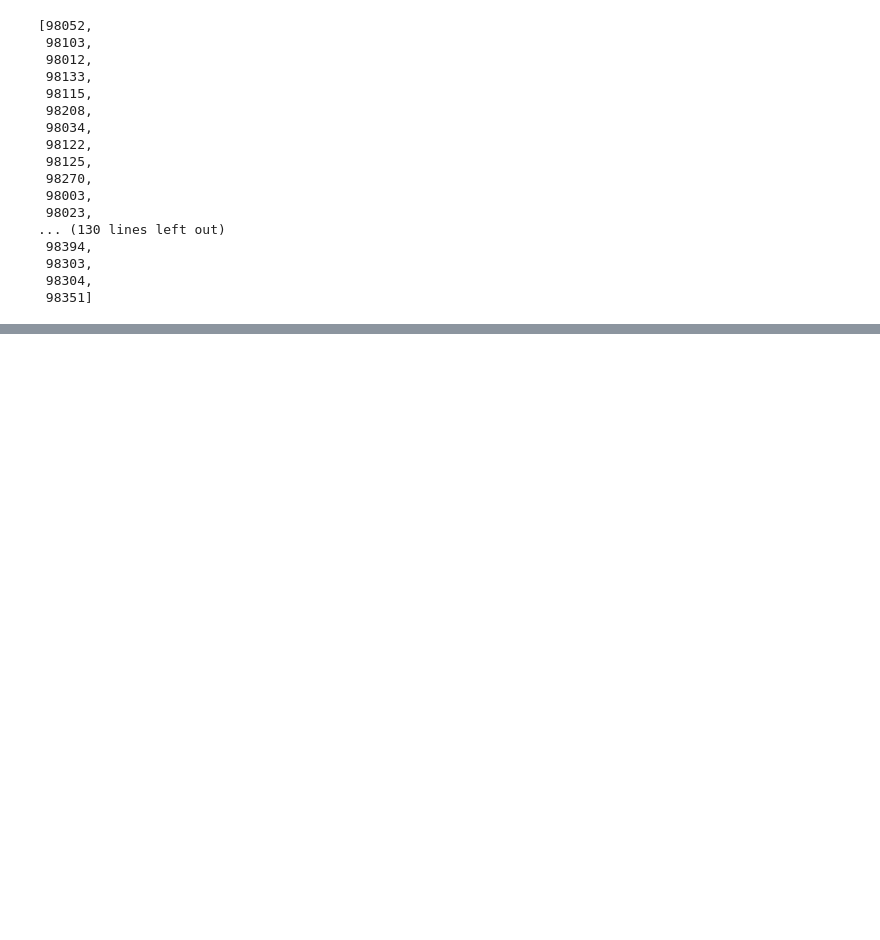
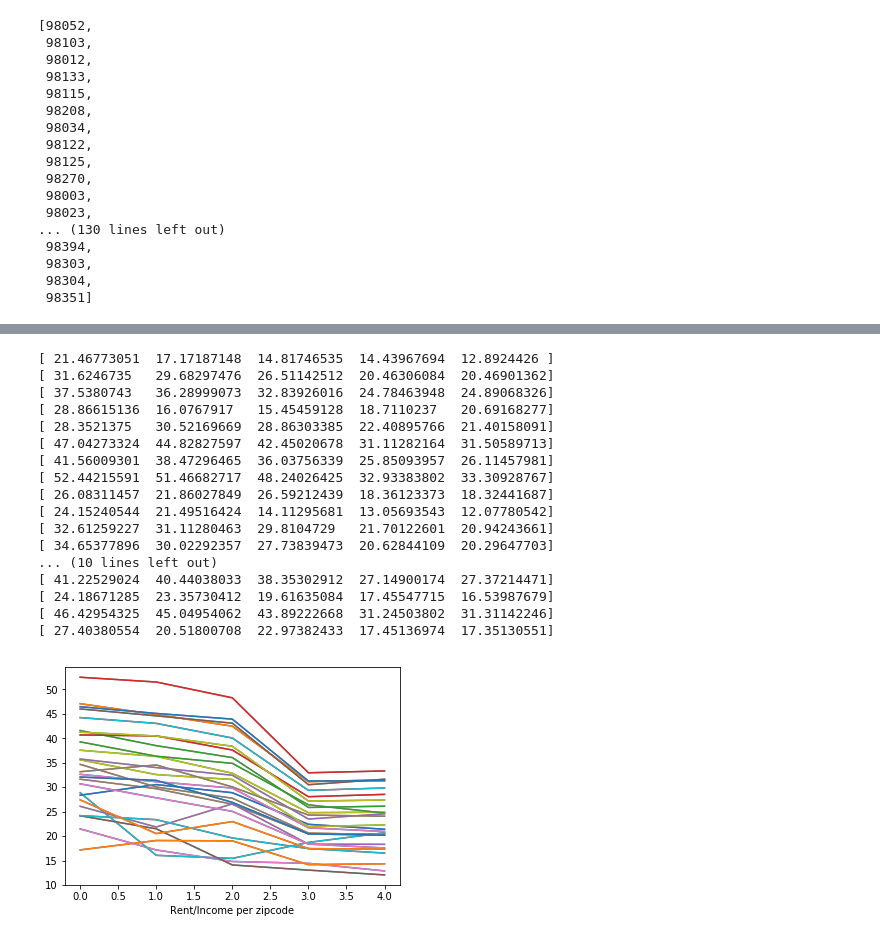
Before and after one commit to info370/project-dataseyance, a Jupyter notebook: Exploring Zillow Time Series.ipynb, the cells around one changed output, grey strips where cells are left out. Saved outputs shown, nothing was run; the diff lists cells and outputs as text; code cells hidden in the pictures; blank space fills up the shorter version.

```diff
--- a/Exploring Zillow Time Series.ipynb
+++ b/Exploring Zillow Time Series.ipynb
@@ -110,0 +163,18 @@ plt.show()
+# %%
+# Calculate Rent as percentage of income
+
+income_years
+income_zipcodes
+zipcode_to_income_dict[int(income_zipcodes[1])]
+shortened_zipcode_to_rent_dict = {}
+
+
+for zipcode in income_zipcodes:
+    if zipcode in zipcode_to_rent_dict:
+        shortened_zipcode_to_rent_dict[zipcode] = [zipcode_to_rent_dict[zipcode][0],
+                                        zipcode_to_rent_dict[zipcode][12],
+                                        zipcode_to_rent_dict[zipcode][24],
+                                        zipcode_to_rent_dict[zipcode][36],
+                                        zipcode_to_rent_dict[zipcode][48]]
+
+shortened_zipcode_to_rent_dict
@@ -110,0 +199,31 @@ plt.show()
+# %%
+x = np.arange(5)
+
+for zipcode in shortened_zipcode_to_rent_dict:
+    rent = np.array(shortened_zipcode_to_rent_dict[zipcode])
+    income = np.array(zipcode_to_income_dict[zipcode])
+    rent_over_income = rent/income
+    print(rent_over_income)
+    plt.plot(x, rent_over_income)
+
+plt.xlabel("Rent/Income per zipcode")
+plt.show()
+# %% [output]
+[ 21.46773051  17.17187148  14.81746535  14.43967694  12.8924426 ]
+[ 31.6246735   29.68297476  26.51142512  20.46306084  20.46901362]
+[ 37.5380743   36.28999073  32.83926016  24.78463948  24.89068326]
+[ 28.86615136  16.0767917   15.45459128  18.7110237   20.69168277]
+[ 28.3521375   30.52169669  28.86303385  22.40895766  21.40158091]
+[ 47.04273324  44.82827597  42.45020678  31.11282164  31.50589713]
+[ 41.56009301  38.47296465  36.03756339  25.85093957  26.11457981]
+[ 52.44215591  51.46682717  48.24026425  32.93383802  33.30928767]
+[ 26.08311457  21.86027849  26.59212439  18.36123373  18.32441687]
+[ 24.15240544  21.49516424  14.11295681  13.05693543  12.07780542]
+[ 32.61259227  31.11280463  29.8104729   21.70122601  20.94243661]
+[ 34.65377896  30.02292357  27.73839473  20.62844109  20.29647703]
+... (10 lines left out)
+[ 41.22529024  40.44038033  38.35302912  27.14900174  27.37214471]
+[ 24.18671285  23.35730412  19.61635084  17.45547715  16.53987679]
+[ 46.42954325  45.04954062  43.89222668  31.24503802  31.31142246]
+[ 27.40380554  20.51800708  22.97382433  17.45136974  17.35130551]
+[figure, added]
```
Also changed, not shown: parts of 5 cells of this notebook, 2 other files.
